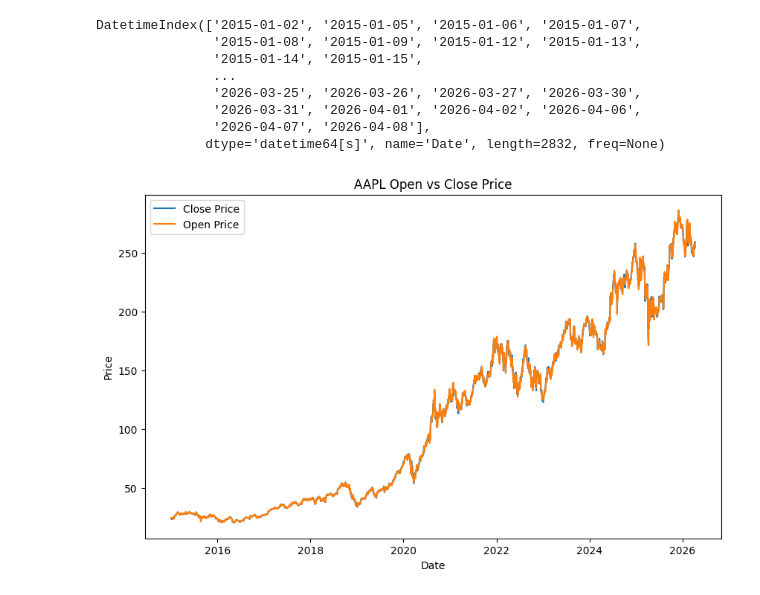
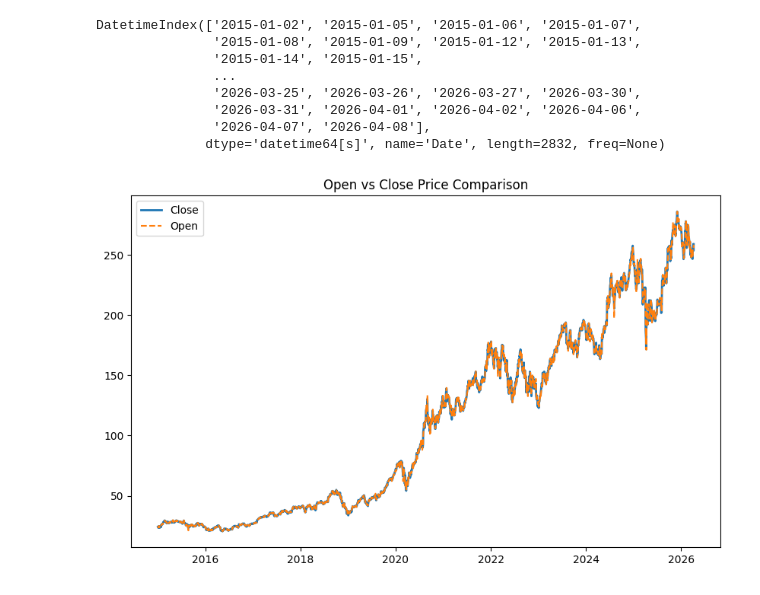
Before and after one commit to vijais0604-cloud/Apple_Stock_Prediction, a Jupyter notebook: Apple_Stock.ipynb, the cells around one changed output. Saved outputs shown, nothing was run; the diff lists cells and outputs as text; code cells hidden in the pictures.

```diff
--- a/Apple_Stock.ipynb
+++ b/Apple_Stock.ipynb
@@ -76,17 +76,14 @@ DatetimeIndex(['2015-01-02', '2015-01-05', '2015-01-06', '2015-01-07',
                '2026-03-31', '2026-04-01', '2026-04-02', '2026-04-06',
                '2026-04-07', '2026-04-08'],
               dtype='datetime64[s]', name='Date', length=2832, freq=None)
-# %%
-plt.figure(figsize=(10,6))
-
-plt.plot(df.index, df["Close"], label="Close Price")
-plt.plot(df.index, df["Open"], label="Open Price")
-
-plt.title("AAPL Open vs Close Price")
-plt.xlabel("Date")
-plt.ylabel("Price")
-
-plt.legend()   # VERY IMPORTANT
-plt.show()
-# %% [output]
-[figure, removed]
+# %%
+plt.figure(figsize=(10,6))
+
+plt.plot(df.index, df["Close"], label="Close", linewidth=2)
+plt.plot(df.index, df["Open"], label="Open", linestyle='--')
+
+plt.legend()
+plt.title("Open vs Close Price Comparison")
+plt.show()
+# %% [output]
+[figure, added]
```
